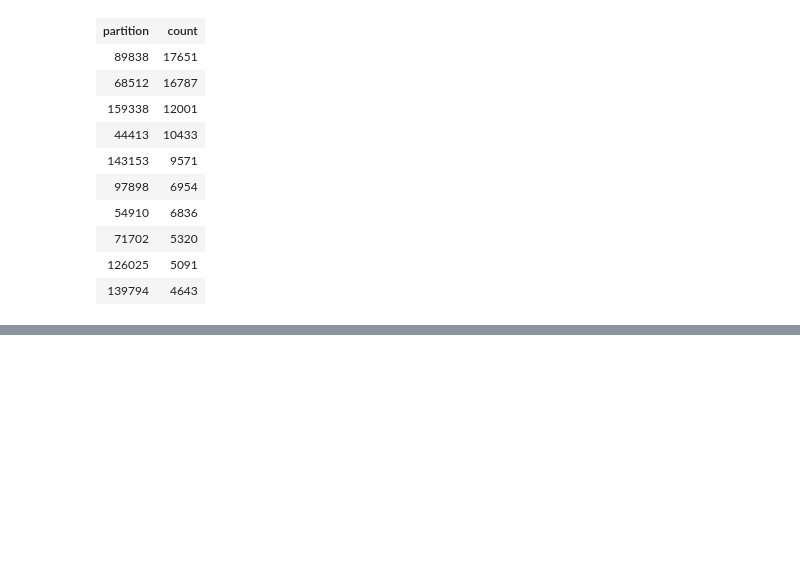
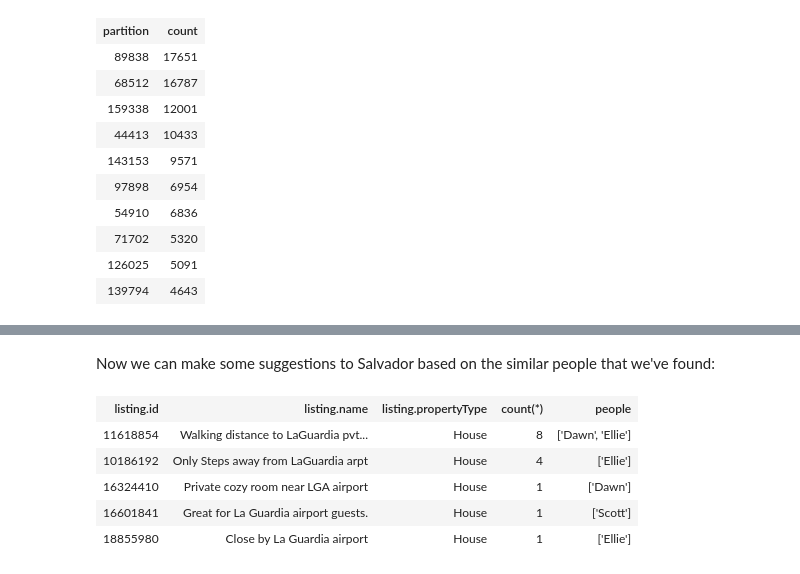
Before and after one commit to neo4j-contrib/training, a Jupyter notebook: ml_ai/Recommendations.ipynb, the cells around one changed output, grey strips where cells are left out. Cells and saved outputs as stored; diff of their text form; code cells hidden in the pictures; blank space fills up the shorter version.

```diff
--- a/ml_ai/Recommendations.ipynb
+++ b/ml_ai/Recommendations.ipynb
@@ -220,0 +222,18 @@ result
+# %% [markdown]
+Now we can make some suggestions to Salvador based on the similar people that we've found:
+# %%
+recommendations_query = """
+MATCH (u:User {id: $userId})-[:SIMILAR]-(other),
+      (other)-[:WROTE]->(review)-[:REVIEWS]->(listing)
+WHERE not((u)-[:WROTE]->()-[:REVIEWS]->(listing))
+RETURN listing.id, listing.name, listing.propertyType, count(*), collect(DISTINCT other.name) AS people
+"""
+
+graph.run(recommendations_query, {"userId": user_id}).to_table()
+# %% [output]
+| listing.id | listing.name | listing.propertyType | count(*) | people |
+| 11618854 | Walking distance to LaGuardia pvt... | House | 8 | ['Dawn', 'Ellie'] |
+| 10186192 | Only Steps away from LaGuardia arpt | House | 4 | ['Ellie'] |
+| 16324410 | Private cozy room near LGA airport | House | 1 | ['Dawn'] |
+| 16601841 | Great for La Guardia airport guests. | House | 1 | ['Scott'] |
+| 18855980 | Close by La Guardia airport | House | 1 | ['Ellie'] |
```
Also changed, not shown: parts of 3 cells of this notebook.
